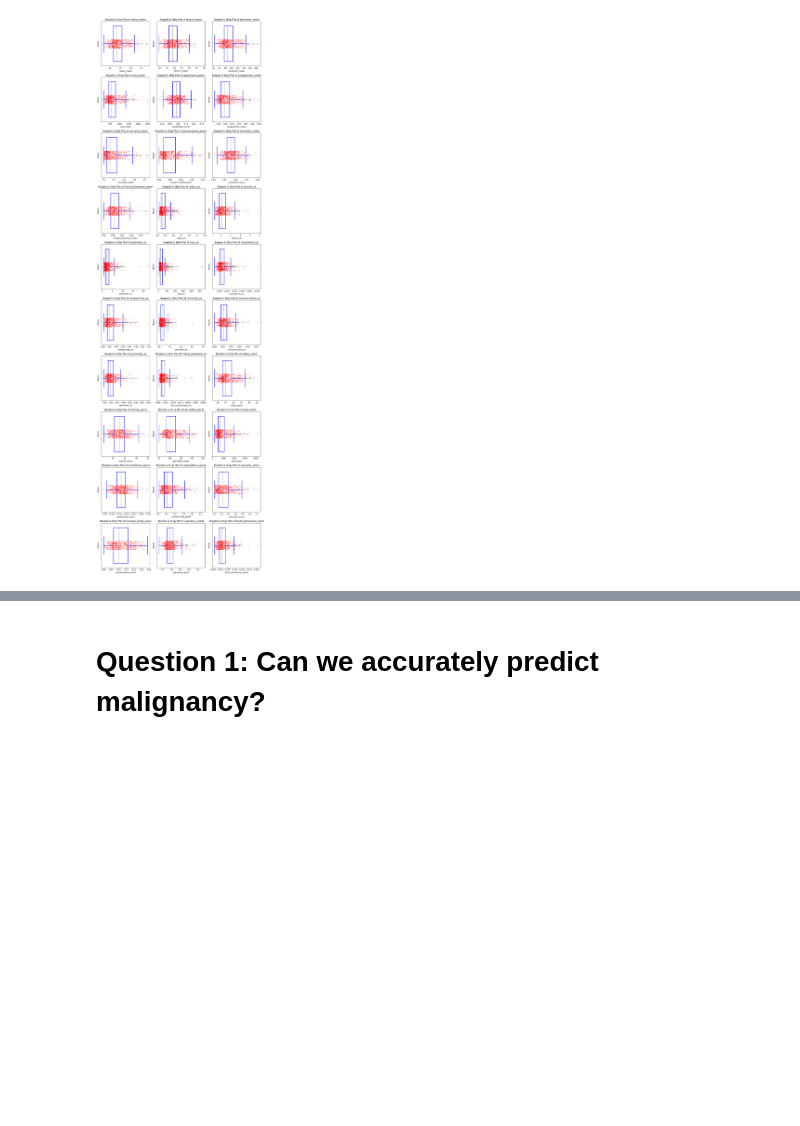
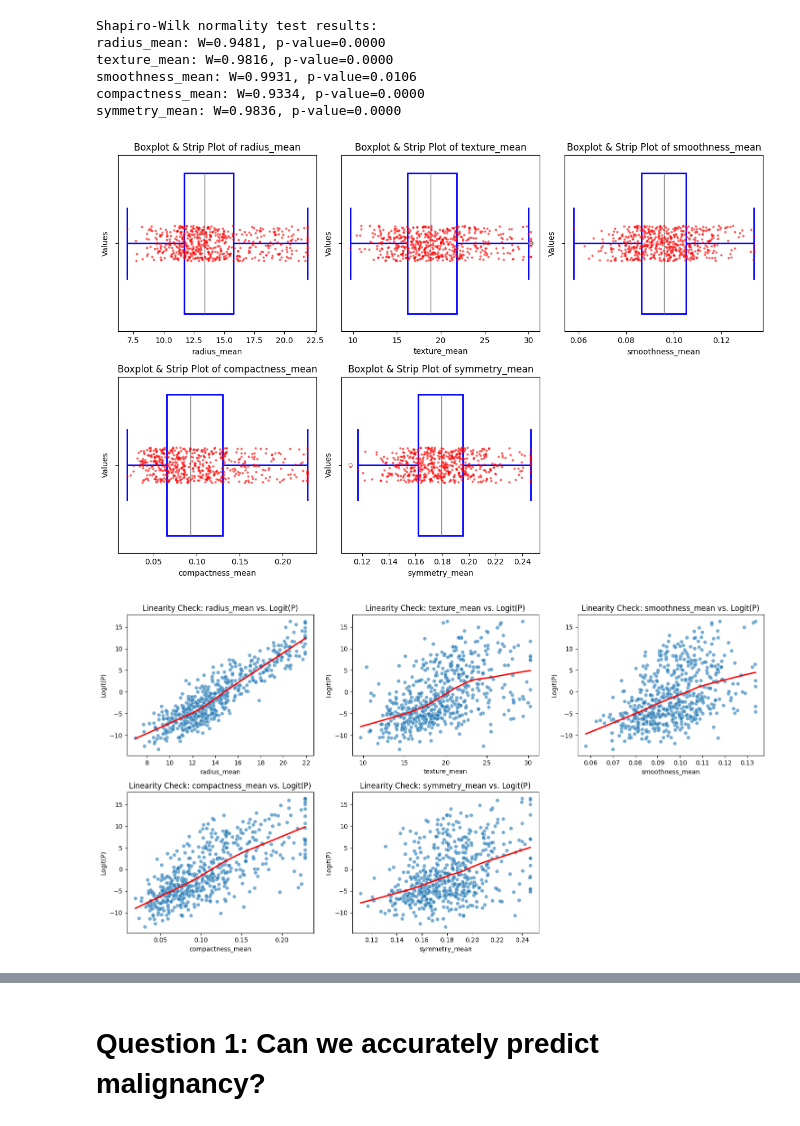
Before and after one commit to johnatorres226/python-breast-cancer, a Jupyter notebook: src/analysis.ipynb, the cells around one changed output, grey strips where cells are left out. Saved outputs shown, nothing was run; the diff lists cells and outputs as text; code cells hidden in the pictures; blank space fills up the shorter version.

```diff
--- a/src/analysis.ipynb
+++ b/src/analysis.ipynb
@@ -119,0 +40,9 @@ None
+# %%
+# Get the path to the CSV file from the environment variable DATA_PATH
+MEAN_DATA_PATH = config("MEAN_DATA_PATH")
+
+# Load the CSV into a DataFrame
+mean_df = pd.read_csv(MEAN_DATA_PATH)
+
+# List of variables to exclude
+exclude_vars =  [ 'diagnosis','id', 'perimeter_mean', 'area_mean', 'concave points_mean', 'concavity_mean', 'fractal_dimension_mean']
@@ -120,35 +89,52 @@ None
+# %%
+# Check for normality for each feature in vif_data (excluding 'const' and 'diagnosis')
+normality_results = {}
+for feature in vif_data['Feature']:
+    if feature not in ['const', 'diagnosis']:
+        stat, p = shapiro(X_vif_mean[feature])
+        normality_results[feature] = {'W-stat': stat, 'p-value': p}
+
+print("Shapiro-Wilk normality test results:")
+for feature, result in normality_results.items():
+    print(f"{feature}: W={result['W-stat']:.4f}, p-value={result['p-value']:.4f}")
+# %% [output]
+Shapiro-Wilk normality test results:
+radius_mean: W=0.9481, p-value=0.0000
+texture_mean: W=0.9816, p-value=0.0000
+smoothness_mean: W=0.9931, p-value=0.0106
+compactness_mean: W=0.9334, p-value=0.0000
+symmetry_mean: W=0.9836, p-value=0.0000
 # %%
-# List of variables to exclude
-exclude_vars = ['id', 'diagnosis']
+# Boxplots for numerical features (excluding 'logit_p')
+plot_features = [feature for feature in numerical_features if feature != 'logit_p']
 
-# Boxplots for numerical features, excluding 'var1' and 'var2'
-numerical_features = df.select_dtypes(include=[np.number]).columns
-numerical_features = [feature for feature in numerical_features if feature not in exclude_vars]
-
-# Calculate the number of rows and columns needed for the subplots
 n_cols = 3
-n_rows = math.ceil(len(numerical_features) / n_cols)
+n_rows = math.ceil(len(plot_features) / n_cols)
 
 plt.figure(figsize=(12, 4 * n_rows))
-for i, feature in enumerate(numerical_features, 1):
+for i, feature in enumerate(plot_features, 1):
     ax = plt.subplot(n_rows, n_cols, i)
-
-    # Create the boxplot with transparent fill and solid blue border
-    sns.boxplot(x=df[feature],
-                color='lightblue',
-                boxprops=dict(facecolor='none', linewidth=2, edgecolor='blue'),
-                whiskerprops=dict(linewidth=2, color='blue'),
-                capprops=dict(linewidth=2, color='blue'),
+    sns.boxplot(x=mean_df[feature], color='lightblue', boxprops=dict(facecolor='none', linewidth=2, edgecolor='blue'),
+                whiskerprops=dict(linewidth=2, color='blue'), capprops=dict(linewidth=2, color='blue'),
                 flierprops=dict(marker='o', color='red', markersize=5, alpha=0.6), ax=ax)
-
-    # Overlay the strip plot
-    sns.stripplot(x=df[feature], color='red', alpha=0.6, jitter=True, size=3, ax=ax)
-
-    # Add labels and title
-    ax.set_xlabel(feature)  # Label for x-axis
-    ax.set_ylabel('Values')  # Label for y-axis
-    ax.set_title(f'Boxplot & Strip Plot of {feature}')  # Title for each subplot
+    sns.stripplot(x=mean_df[feature], color='red', alpha=0.6, jitter=True, size=3, ax=ax)
+    ax.set_xlabel(feature)
+    ax.set_ylabel('Values')
+    ax.set_title(f'Boxplot & Strip Plot of {feature}')
 plt.tight_layout()
 plt.show()
+
+# Linearity scatter plots: each predictor vs. log-odds (logit_p); excluding 'logit_p' graphs themselves
+plt.figure(figsize=(15, 4 * n_rows))
+for i, feature in enumerate(plot_features, 1):
+    ax = plt.subplot(n_rows, n_cols, i)
+    sns.scatterplot(x=df_linearity[feature], y=df_linearity['logit_p'], alpha=0.6, ax=ax)
+    sns.regplot(x=df_linearity[feature], y=df_linearity['logit_p'], scatter=False, lowess=True, ax=ax, color='red')
+    ax.set_xlabel(feature)
+    ax.set_ylabel('Logit(P)')
+    ax.set_title(f'Linearity Check: {feature} vs. Logit(P)')
+plt.tight_layout()
+plt.show()
 # %% [output]
-[figure, old version]
+[figure, new version]
+[figure, added]
```
Also changed, not shown: parts of 55 cells of this notebook, 7 other files.
